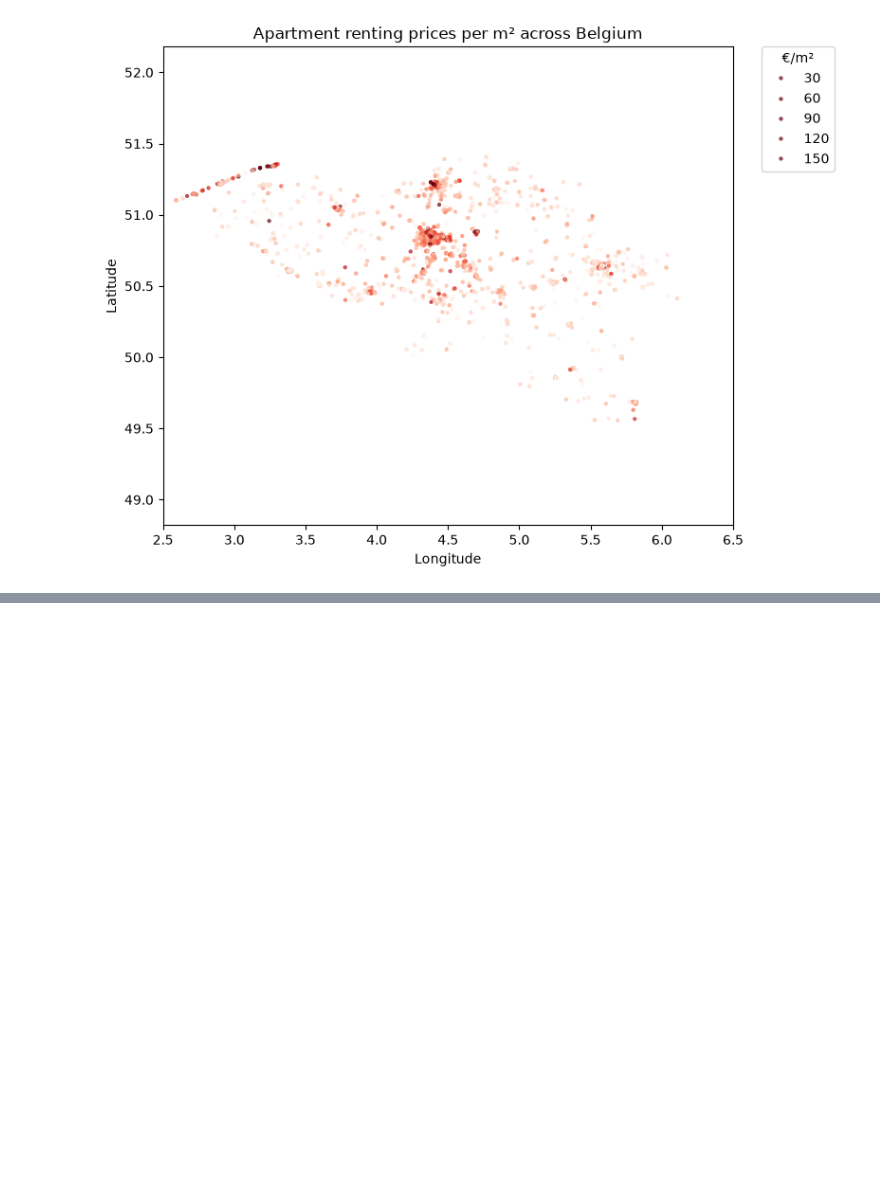
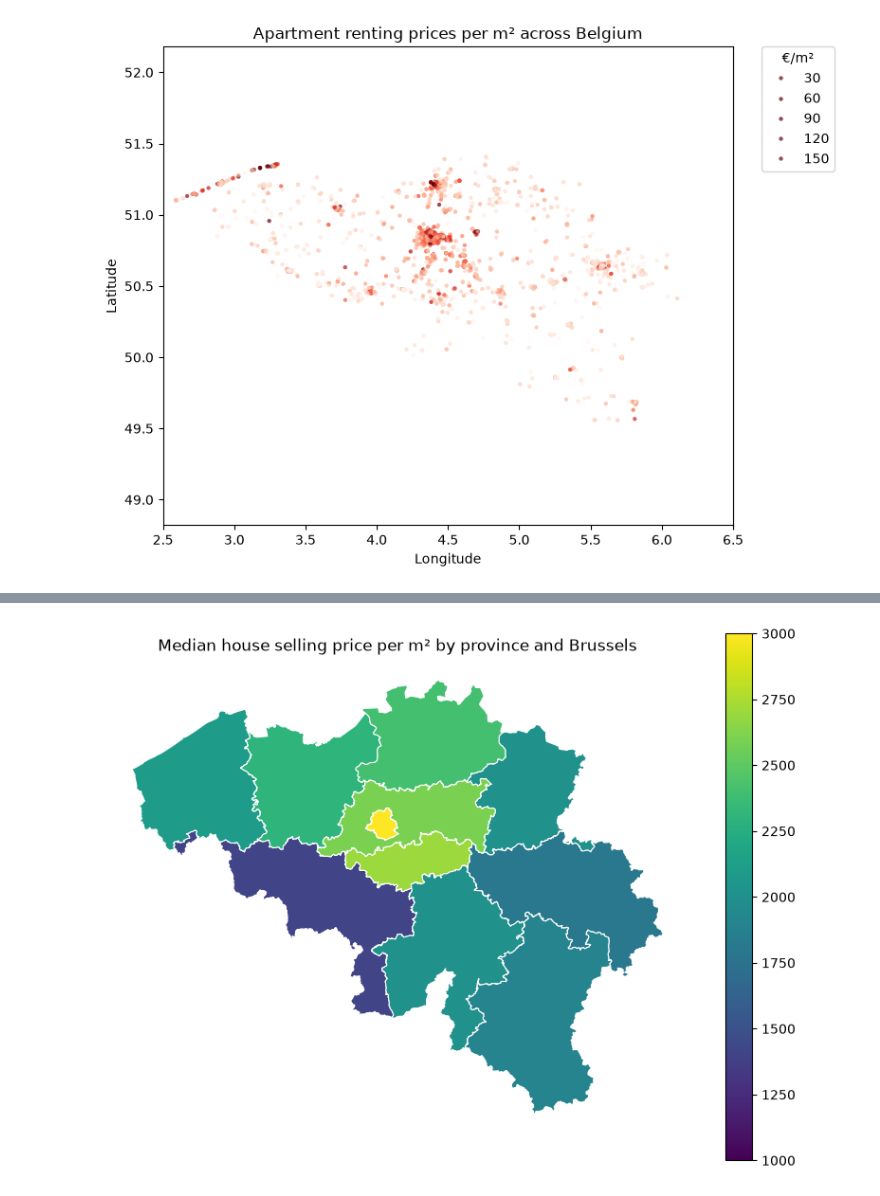
Before and after one commit to Gunay-Bayramova/immoeliza_data_analysis, a Jupyter notebook: Analysis/soo_notebook.ipynb, the cells around one changed output, grey strips where cells are left out. Drawn from its saved outputs; the diff is of its cells as text; code cells hidden in the pictures; blank space fills up the shorter version.

```diff
--- a/Analysis/soo_notebook.ipynb
+++ b/Analysis/soo_notebook.ipynb
@@ -401,0 +586,71 @@ Ignoring fixed y limits to fulfill fixed data aspect with adjustable data limits
+# %%
+# Testing geopandas
+
+import geopandas as gpd
+import json
+from shapely.geometry import shape
+
+# Get the outlines for provinces
+gdf_provinces = gpd.read_file("georef-belgium-province.geojson")
+
+# Additional file for Brussels (since it's not part of provinces)
+with open("georef-brussels.geojson", encoding="utf-8") as f:
+    brussels_json = json.load(f)
+
+# Get the "shape" of Brussels
+brussels_shape = shape(brussels_json["features"][0])
+
+# Add Brussels to
+gdf_brussels = gpd.GeoDataFrame(
+    {"province": ["Brussels"]},
+    geometry=[brussels_shape],
+    crs="EPSG:4326"
+)
+
+gdf_provinces["prov_code"] = gdf_provinces["prov_code"].str[0]
+code_to_province = {
+    "10000": "Antwerp",
+    "20001": "Vlaams brabant",
+    "20002": "Brabant wallon",
+    "30000": "West vlaanderen",
+    "40000": "Oost vlaanderen",
+    "50000": "Hainaut",
+    "60000": "Liège",
+    "70000": "Limburg",
+    "80000": "Luxembourg",
+    "90000": "Namur",
+}
+gdf_provinces["province"] = gdf_provinces["prov_code"].map(code_to_province)
+
+gdf_all = pd.concat(
+    [
+        gdf_provinces[["province", "geometry"]],
+        gdf_brussels[["province", "geometry"]]
+    ],
+    ignore_index=True
+)
+
+province_map = gdf_all.merge(
+    province_stats,
+    on="province",
+    how="left"
+)
+
+print(province_map[["province", "median_price_per_m2", "listings"]])
+
+ax = province_map.plot(
+    column="median_price_per_m2",
+    cmap="viridis",
+    legend=True,
+    edgecolor="white",
+    linewidth=0.8,
+    figsize=(8, 6),
+    vmin=1000,
+    vmax=3000
+)
+
+plt.title("Median house selling price per m² by province and Brussels")
+plt.axis("off")
+plt.tight_layout()
+plt.show()
+# %% [output]
@@ -401,0 +669 @@ Ignoring fixed y limits to fulfill fixed data aspect with adjustable data limits
+[figure, added]
```
Also changed, not shown: parts of 9 cells of this notebook, 2 other files.
